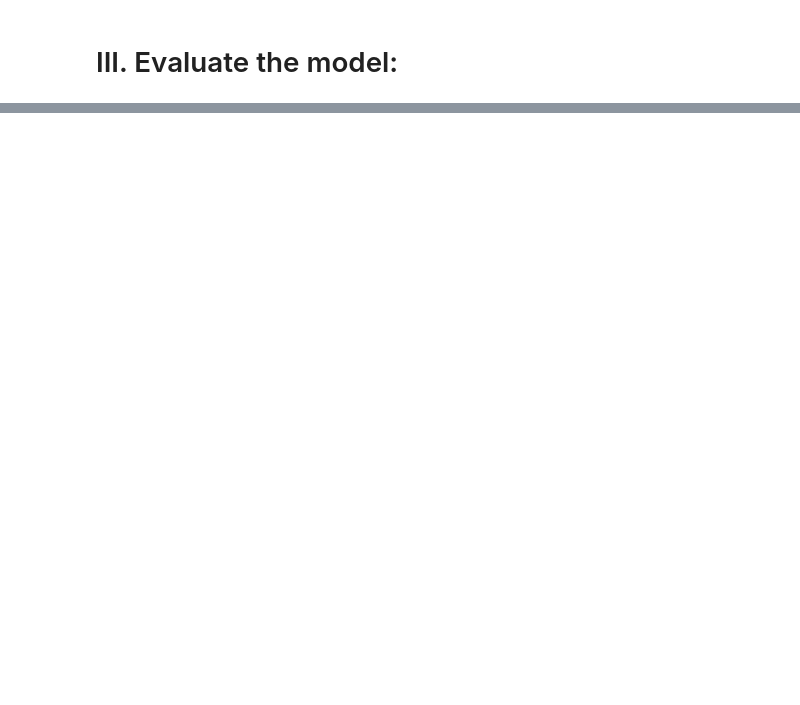
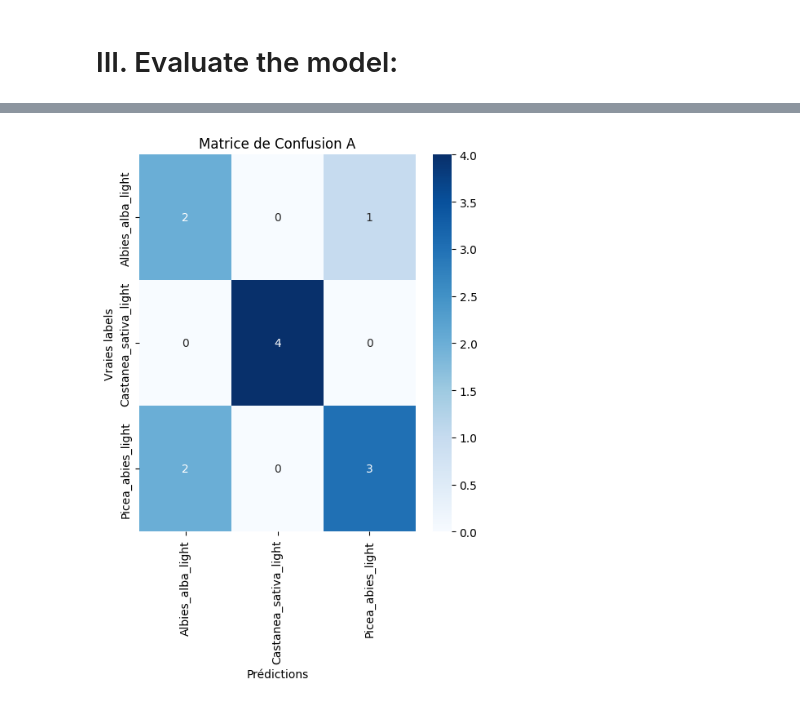
Before and after one commit to VincentCsNv/SymbioseManagement, a Jupyter notebook: main.ipynb, the cells around one changed output, grey strips where cells are left out. Cells and saved outputs as stored; diff of their text form; code cells hidden in the pictures; blank space fills up the shorter version.

```diff
--- a/main.ipynb
+++ b/main.ipynb
@@ -53,6 +82,7 @@ transform = None  # Add any data augmentation or preprocessing transforms if nee
 # %%
 train_dataloader = fu.create_dataloader( df=data_df[data_df["dataset"]=="train"],  batch_size=batch_size, input_type=input_type, transform=transform)
 val_dataloader = fu.create_dataloader( df=data_df[data_df["dataset"]=="val"],  batch_size=batch_size, input_type=input_type, transform=transform)
+test_dataloader = fu.create_dataloader( df=data_df[data_df["dataset"]=="test"],  batch_size=batch_size, input_type=input_type, transform=transform)
 
 #test
 inputs, labels = next(iter(train_dataloader))
@@ -197,8 +238,8 @@ cm_B =   confusion_matrix(all_labels_B, all_predictions_B)
 # %%
 plt.figure(figsize=(12,6))
+species = data_df["species"].unique()
 #Option A
 plt.subplot(1,2,1)
-plot_confusion_matrix(cm_A,SUPER_CLASSES,label="A")
-#Option B
-plt.subplot(1,2,2)
-plot_confusion_matrix(cm_B,SUPER_CLASSES,label ="B")
+plot_confusion_matrix(cm_A,species,label="A")
+# %% [output]
+[figure, added]
```
Also changed, not shown: parts of 17 cells of this notebook.
